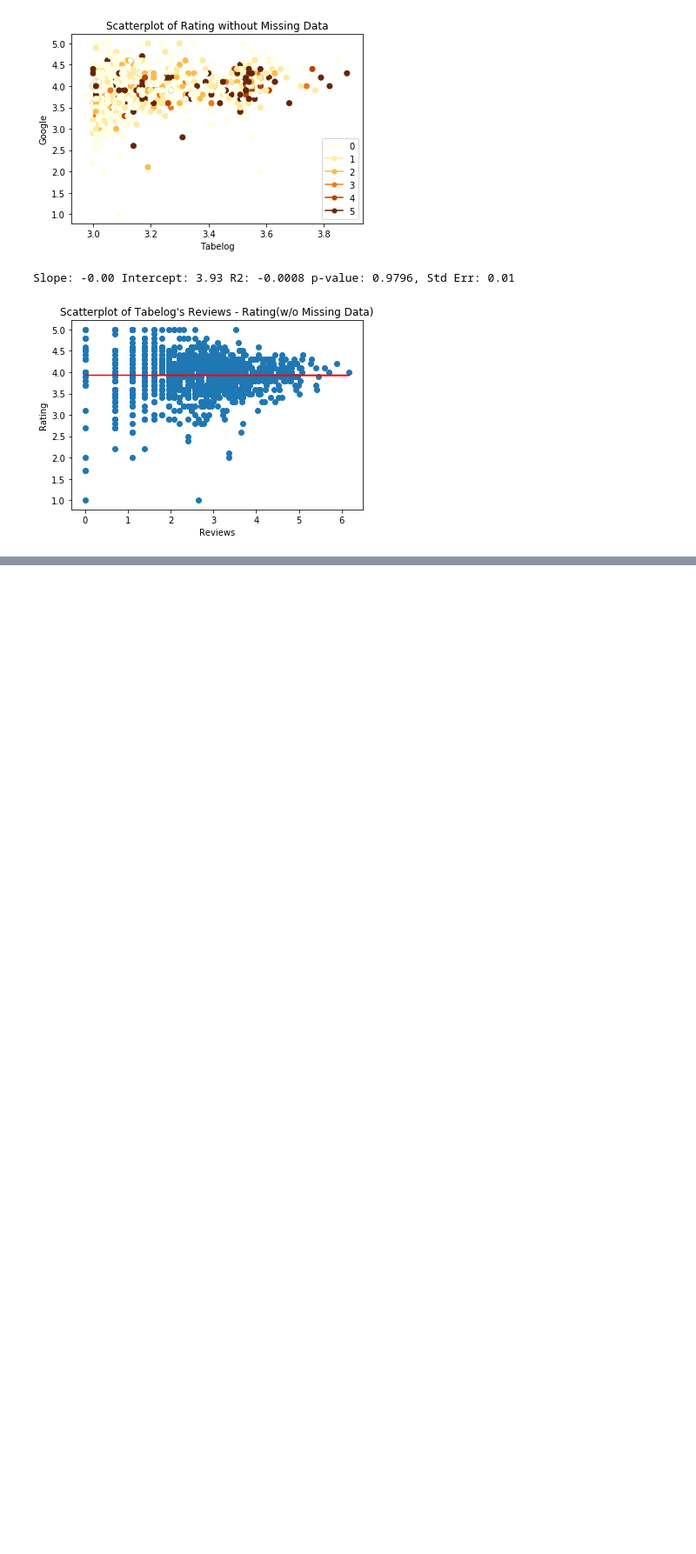
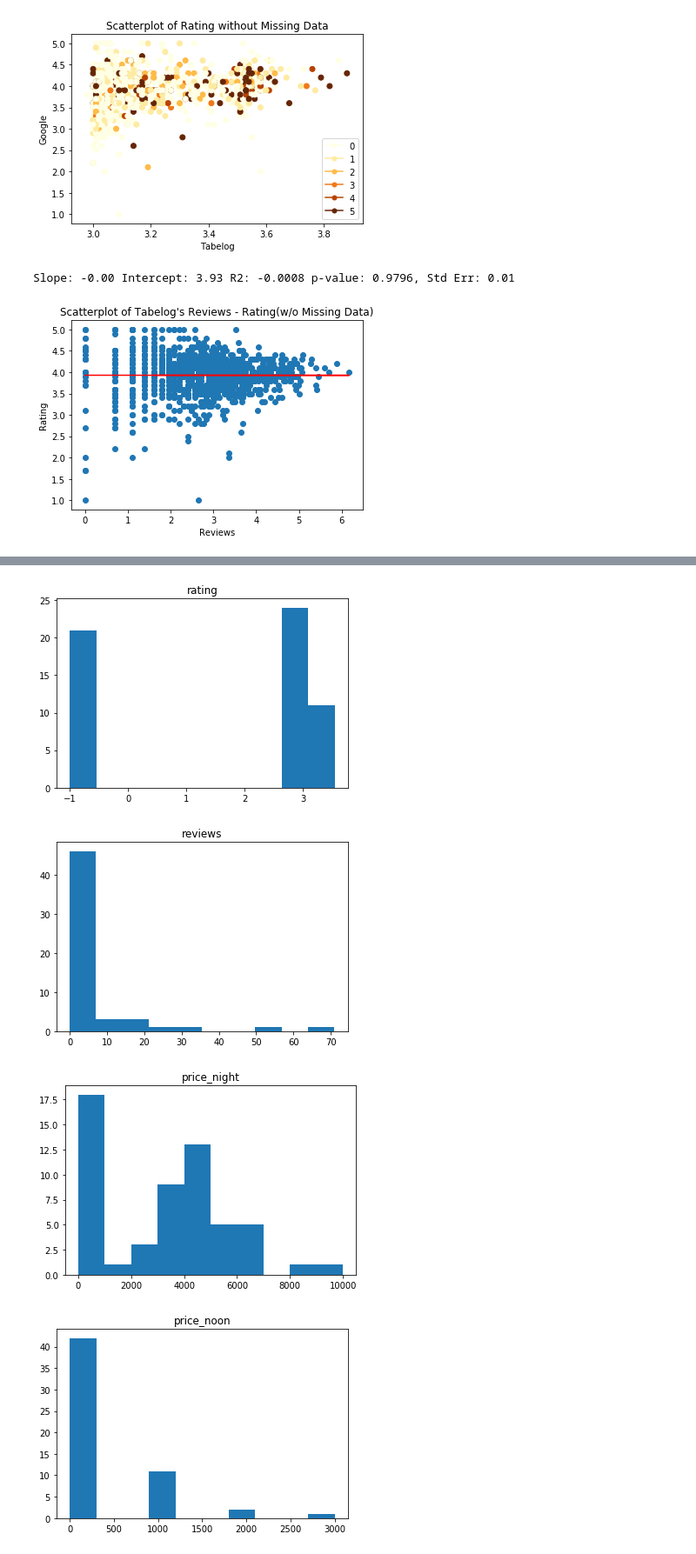
Before and after one commit to helloworldpark/matjip, a Jupyter notebook: analysis/run_analysis.ipynb, the cells around one changed output, grey strips where cells are left out. Shown at 87% size. Drawn from its saved outputs; the diff is of its cells as text; code cells hidden in the pictures; blank space fills up the shorter version.

```diff
--- a/analysis/run_analysis.ipynb
+++ b/analysis/run_analysis.ipynb
@@ -335,0 +362,12 @@ Slope: -0.00 Intercept: 3.93 R2: -0.0008 p-value: 0.9796, Std Err: 0.01
+# %%
+# Google 평점이 없는 가게들
+data_ = google_tabelog[google_missing]
+columns = ['rating', 'reviews', 'price_night', 'price_noon',
+           'google_user_ratings_total',
+           'google_review_en']
+analyse_missings(data=data_, columns=columns)
+# %% [output]
+[figure, added]
+[figure, added]
+[figure, added]
+[figure, added]
```
Also changed, not shown: parts of 6 cells of this notebook.
